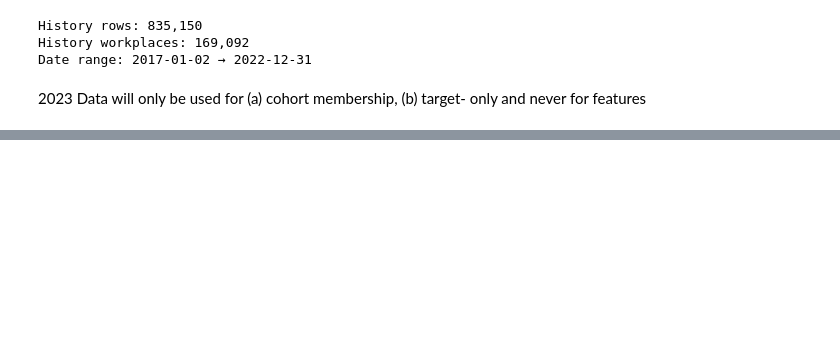
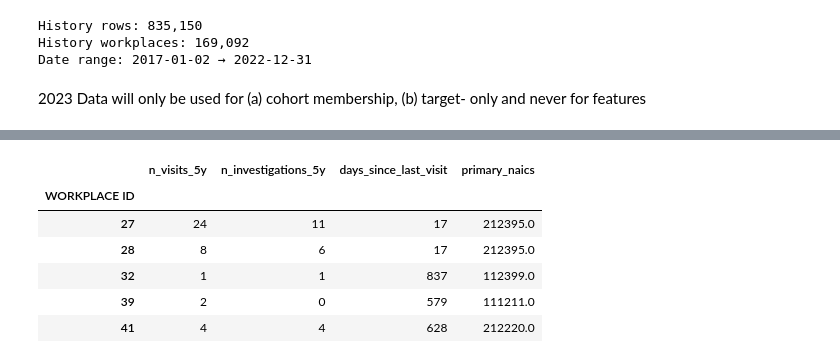
Before and after one commit to sanvirrafsaan/Workplace-Risk-Predictive-modelling, a Jupyter notebook: scripts/02_modeling_table.ipynb, the cells around one changed output, grey strips where cells are left out. Drawn from its saved outputs; the diff is of its cells as text; code cells hidden in the pictures; blank space fills up the shorter version.

```diff
--- a/scripts/02_modeling_table.ipynb
+++ b/scripts/02_modeling_table.ipynb
@@ -87,0 +130,31 @@ TypeError: unsupported operand type(s) for &: 'Timestamp' and 'DatetimeArray'
+# %%
+visit_key = ["WORKPLACE ID", "FIELD VISIT DATE"]
+
+visits = (
+    hist.groupby(visit_key, as_index=False)
+    .agg(
+        case_type=("CASE TYPE", "first"),      # same visit → same case type
+        primary_naics=("PRIMARY NAICS", "first"),
+    )
+)
+
+# order level non null rows
+orders = hist[has_order(hist["ORDER TYPE"])].copy()
+
+# per workplace aggregates
+feat_visits = visits.groupby("WORKPLACE ID").agg(
+    n_visits_5y=("FIELD VISIT DATE", "count"),
+    n_investigations_5y=("case_type", lambda s: (s == "Investigation").sum()),
+    days_since_last_visit=("FIELD VISIT DATE", lambda s: (CUTOFF - s.max()).days),
+    primary_naics=("primary_naics", lambda s: s.mode().iloc[0] if len(s.mode()) else np.nan),
+)
+
+feat_visits.head(5)
+# %% [output]
+|  | n_visits_5y | n_investigations_5y | days_since_last_visit | primary_naics |
+| WORKPLACE ID |  |  |  |  |
+| 27 | 24 | 11 | 17 | 212395.0 |
+| 28 | 8 | 6 | 17 | 212395.0 |
+| 32 | 1 | 1 | 837 | 112399.0 |
+| 39 | 2 | 0 | 579 | 111211.0 |
+| 41 | 4 | 4 | 628 | 212220.0 |
```
Also changed, not shown: parts of 15 cells of this notebook, 15 other files.
